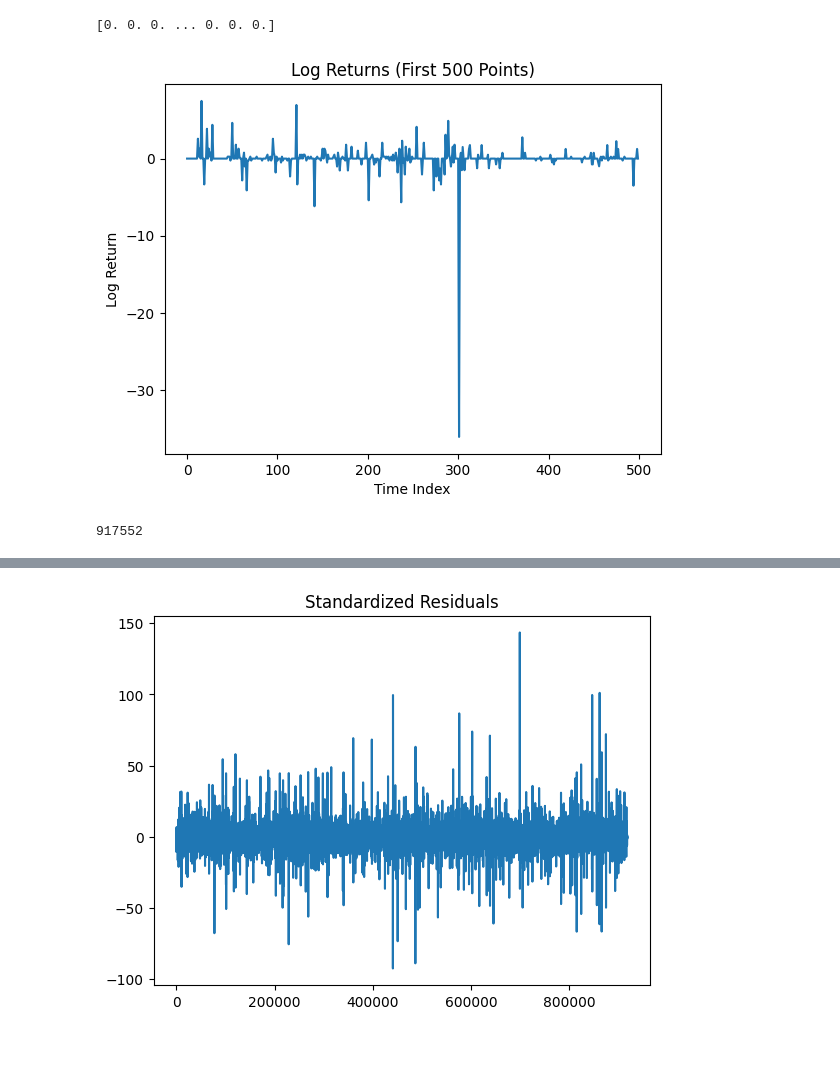
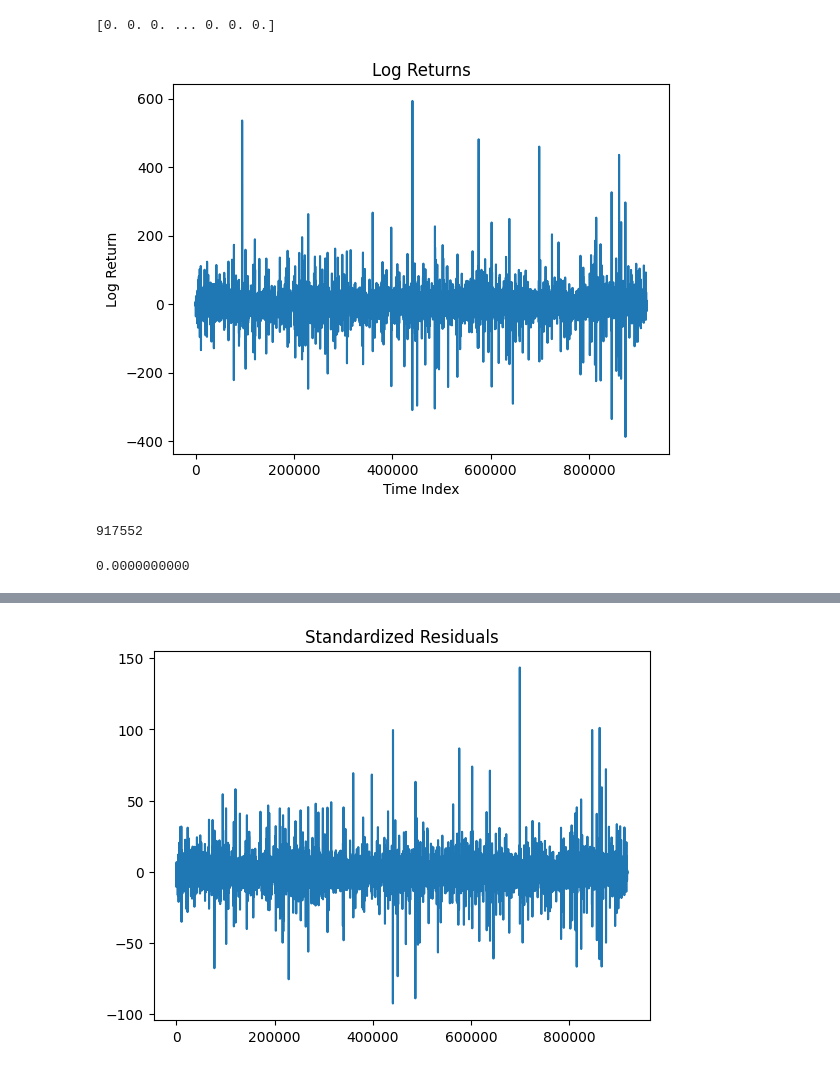
Before and after one commit to MarkDeng86/VolatilityPredictionDeepLearning, a Jupyter notebook: “OptiverRV_ipynb”的副本.ipynb, the cells around one changed output, grey strips where cells are left out. Drawn from its saved outputs; the diff is of its cells as text; code cells hidden in the pictures.

```diff
--- a/“OptiverRV_ipynb”的副本.ipynb
+++ b/“OptiverRV_ipynb”的副本.ipynb
@@ -254,24 +252,26 @@ print(returns)
 # %%
 import matplotlib.pyplot as plt
 
 plt.figure()
-plt.plot(returns[:500])   # first 500 points
-plt.title("Log Returns (First 500 Points)")
+plt.plot(returns)
+plt.title("Log Returns")
 plt.xlabel("Time Index")
 plt.ylabel("Log Return")
 plt.show()
 # %% [output]
-[figure, old version]
+[figure, new version]
 # %%
 len(returns)
 # %% [output]
 917552
 # %%
-# # Stationary test
-# sample = returns[:50000]
+# Stationary test
+sample = returns[:50000]
 
-# from statsmodels.tsa.stattools import adfuller
-# stat, pval, *_ = adfuller(sample)
+from statsmodels.tsa.stattools import adfuller
+stat, pval, *_ = adfuller(sample)
 
-# print(f"{pval:.10f}")
+print(f"{pval:.10f}")
+# %% [output]
+0.0000000000
 # %%
```
Also changed, not shown: parts of 9 cells of this notebook.
